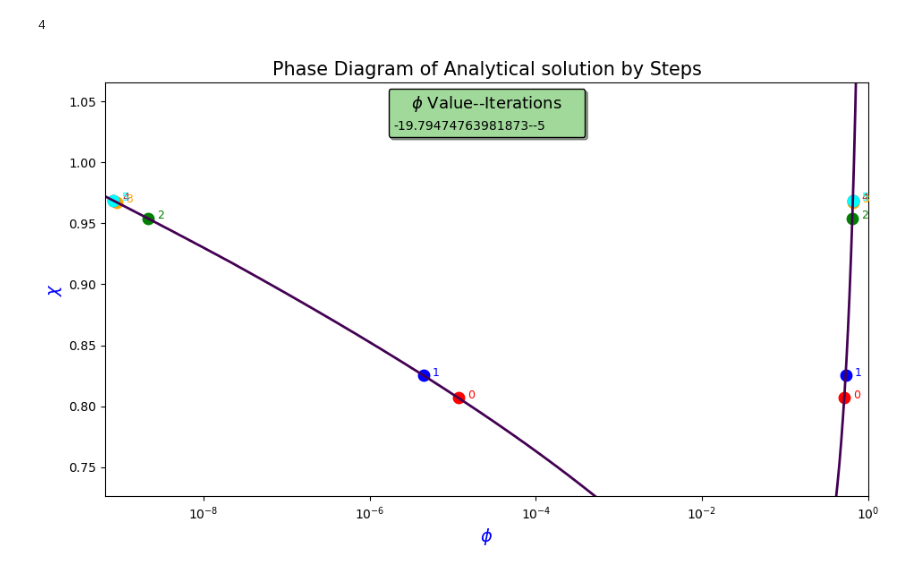
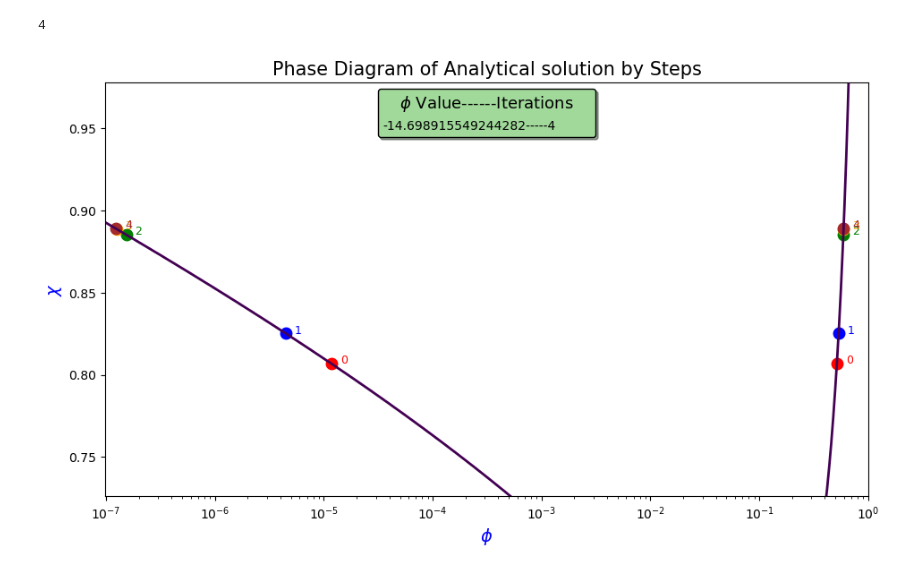
Before and after one commit to jh8560/comp_flory-hug, a Jupyter notebook: chi(1-y).ipynb, the cells around one changed output. Cells and saved outputs as stored; diff of their text form; code cells hidden in the pictures.

```diff
--- a/chi(1-y).ipynb
+++ b/chi(1-y).ipynb
@@ -173,21 +176,14 @@ for i, N in enumerate(N_values):
     plt.annotate(f'N={N}', xy=(phiA_solutions[1], chi_solutions[-1]), xytext=(-125, -10), textcoords='offset pixels', color=colors[i], fontsize=9)
 
 
-
-
-
-
-
-
-
 chi = 10
-chi_target = .9687
+chi_target = .889
 tol = 1e-6
 u0 = -10
 u1 = -11
 i=1
 u_vec = [u0, u1]
-N=100
+N = 100
 
 phiA0, phiB0, chi0 = analytical_sol(N, np.exp(u0))
 phiA1, phiB1, chi1 = analytical_sol(N, np.exp(u1))
@@ -218,33 +214,33 @@ while abs(chi - chi_target) > tol:
     phiA_list.append(phiA_p1)
     phiB_list.append(phiB_p1)
     chi_m1 = chi
     chi = chi_p1
     i+=1
 
 # Plotting
 colors = ['red', 'blue', 'green', 'orange', 'brown', 'cyan', 'magenta']
 for i in range(len(u_vec)):
     colorP = colors[i % len(colors)]
     plt.scatter(phiA_list[i], chi_list[i], linewidth=4, color=colorP)
     plt.annotate(f'{i}', xy=(phiA_list[i], chi_list[i]), xytext=(10, 0), textcoords='offset pixels', color=colorP, fontsize=9)
 
     plt.scatter(phiB_list[i], chi_list[i], linewidth=4, color=colorP)
     plt.annotate(f'{i}', xy=(phiB_list[i], chi_list[i]), xytext=(10, 0), textcoords='offset pixels', color=colorP, fontsize=9)
 
 
 
 plt.xlabel(r'$\phi$', fontsize=14, color='blue')
 plt.ylabel(r'$\chi$', fontsize=14, color='blue')
 plt.title(r'Phase Diagram of Analytical solution by Steps', fontsize=15)
-plt.scatter([], [], color='none', label=f'{u_vec[-1]}--{i}')
+plt.scatter([], [], color='none', label=f'{u_vec[-1]}-----{i}')
 
 # Adding a legend
-plt.legend(title='$\phi$ Value--Iterations', title_fontsize='13', fontsize='10', loc='upper center', frameon=True, shadow=True, framealpha=1, edgecolor='black', facecolor='#a1d99b', markerfirst=False)
+plt.legend(title='$\phi$ Value------Iterations', title_fontsize='13', fontsize='10', loc='upper center', frameon=True, shadow=True, framealpha=1, edgecolor='black', facecolor='#a1d99b', markerfirst=False)
 plt.grid(False)
 plt.xscale('log')
 plt.xlim(0.8 * np.min(phiB_list), 1)
 plt.ylim(0.9 * np.min(chi_list), 1.1 * np.max(chi_list))
 
 plt.show()
 # %% [output]
-[figure, old version]
+[figure, new version]
```
Also changed, not shown: parts of 1 cell of this notebook, 1 other file.
